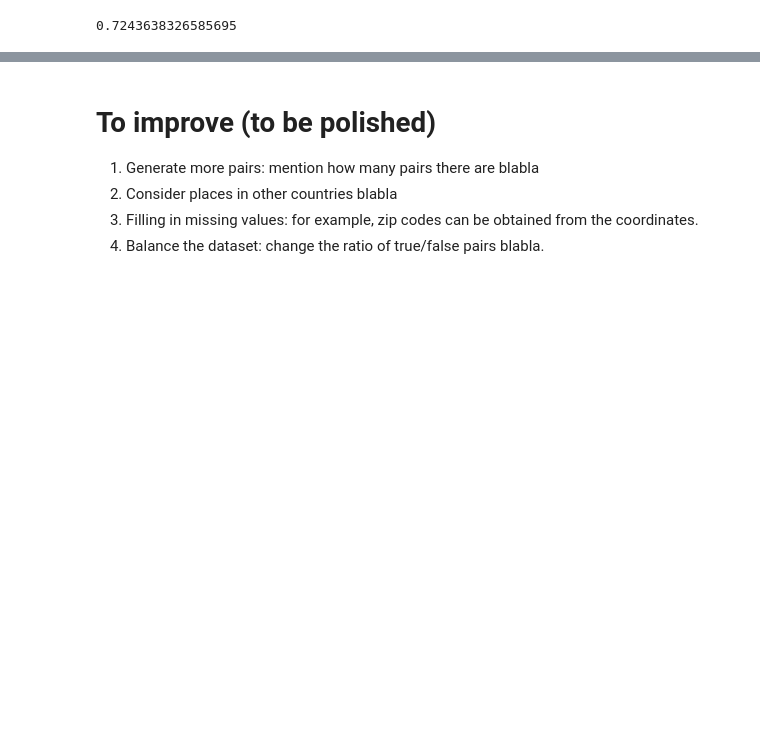
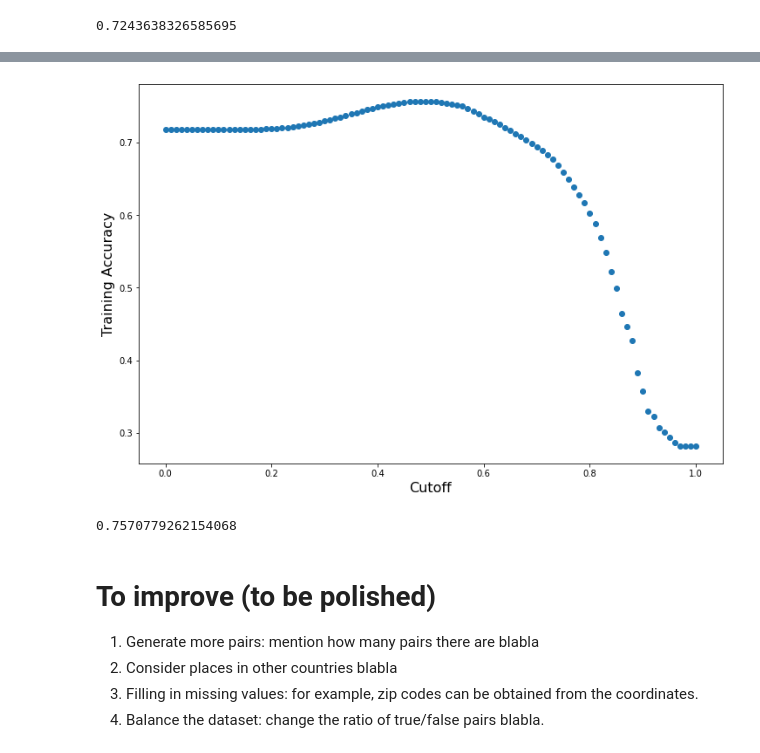
Before and after one commit to gormantt/foursquare-location-matching, a Jupyter notebook: Ling_EDA_and_modeling.ipynb, the cells around one changed output, grey strips where cells are left out. Cells and saved outputs as stored; diff of their text form; code cells hidden in the pictures; blank space fills up the shorter version.

```diff
--- a/Ling_EDA_and_modeling.ipynb
+++ b/Ling_EDA_and_modeling.ipynb
@@ -736,3 +799,48 @@ max(accs)
+# %%
+## set the cutoff
+cutoff = 0.8
+
+cols = ['location_diff','name_diff','address_diff','city_diff','zip_diff','url_diff', 'phone_diff', 'categories_diff']
+
+pairs_copy=pairs_US_lev[['match']+cols]
+train, test=train_test_split(pairs_copy, test_size=.2, random_state=0)
+
+X_train = train[cols]
+X_test = test[cols]
+y_train = train['match']
+y_test = test['match']
+
+lreg = LogisticRegression(C=1)
+lreg.fit(X_train,y_train)
+
+## store the predicted probabilities
+y_prob = lreg.predict_proba(X_train)[:,1]
+
+#y_pred = lreg.predict(X_test)
+#confusion_matrix(y_test,y_pred)
+#scores.append(roc_auc_score(y_test,y_pred))
+
+## Now plot how the accuracy changes with the cutoff
+cutoffs = np.arange(0,1.01,.01)
+accs = []
+
+for cutoff in cutoffs:
+    y_train_pred = 1*(y_prob >= cutoff)
+    accs.append(np.sum(y_train_pred == y_train)/len(y_train))
+
+plt.figure(figsize=(12,8))
+
+plt.scatter(cutoffs,accs)
+
+plt.xlabel("Cutoff",fontsize=16)
+plt.ylabel("Training Accuracy",fontsize=16)
+
+plt.show()
+
+max(accs)
+# %% [output]
+[figure, added]
+0.7570779262154068
 # %% [markdown]
 # To improve (to be polished)
 
```
Also changed, not shown: parts of 50 cells of this notebook.
